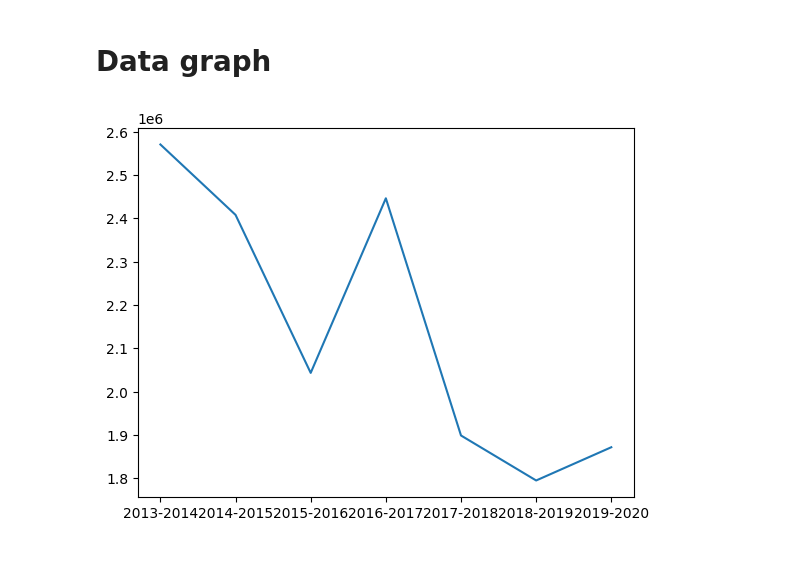
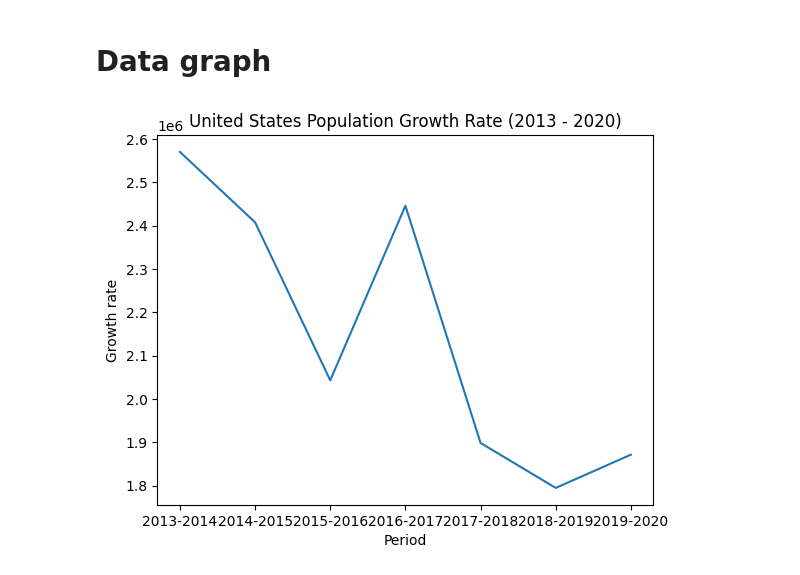
Before and after one commit to OliverReyesG/data_processing, a Jupyter notebook: united_states_population/united_states_population_growth.ipynb, the cells around one changed output. Saved outputs shown, nothing was run; the diff lists cells and outputs as text; code cells hidden in the pictures.

```diff
--- a/united_states_population/united_states_population_growth.ipynb
+++ b/united_states_population/united_states_population_growth.ipynb
@@ -79,14 +79,16 @@ Maximum: 2147530.5714285714
 # %%
 x = [x[0] for x in population_growth_rates]
 x.reverse()
 y = [y[1] for y in population_growth_rates]
 y.reverse()
 
 fig, ax = plt.subplots()
 ax.plot(x, y)
 
-plt.title("United States Population Growth Rate")
+plt.title("United States Population Growth Rate (2013 - 2020)")
+plt.xlabel("Period")
+plt.ylabel("Growth rate")
 
 plt.show()
 # %% [output]
-[figure, old version]
+[figure, new version]
```
